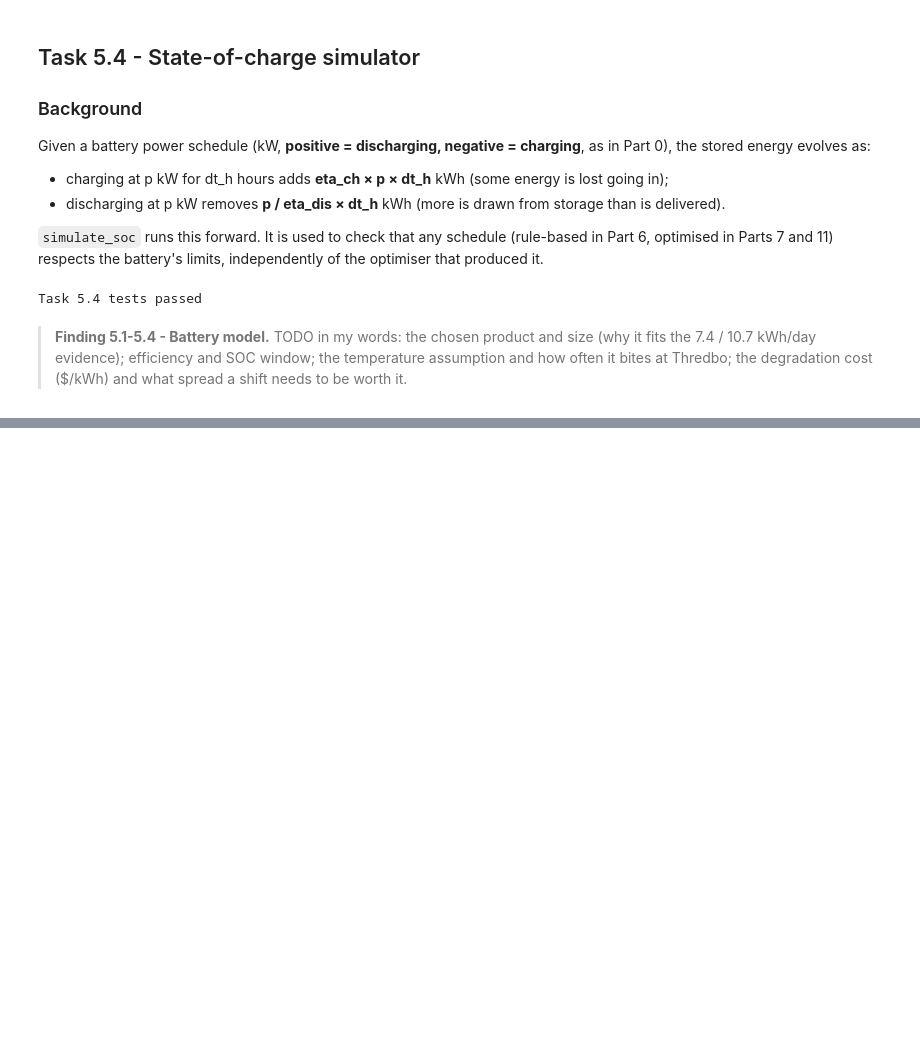
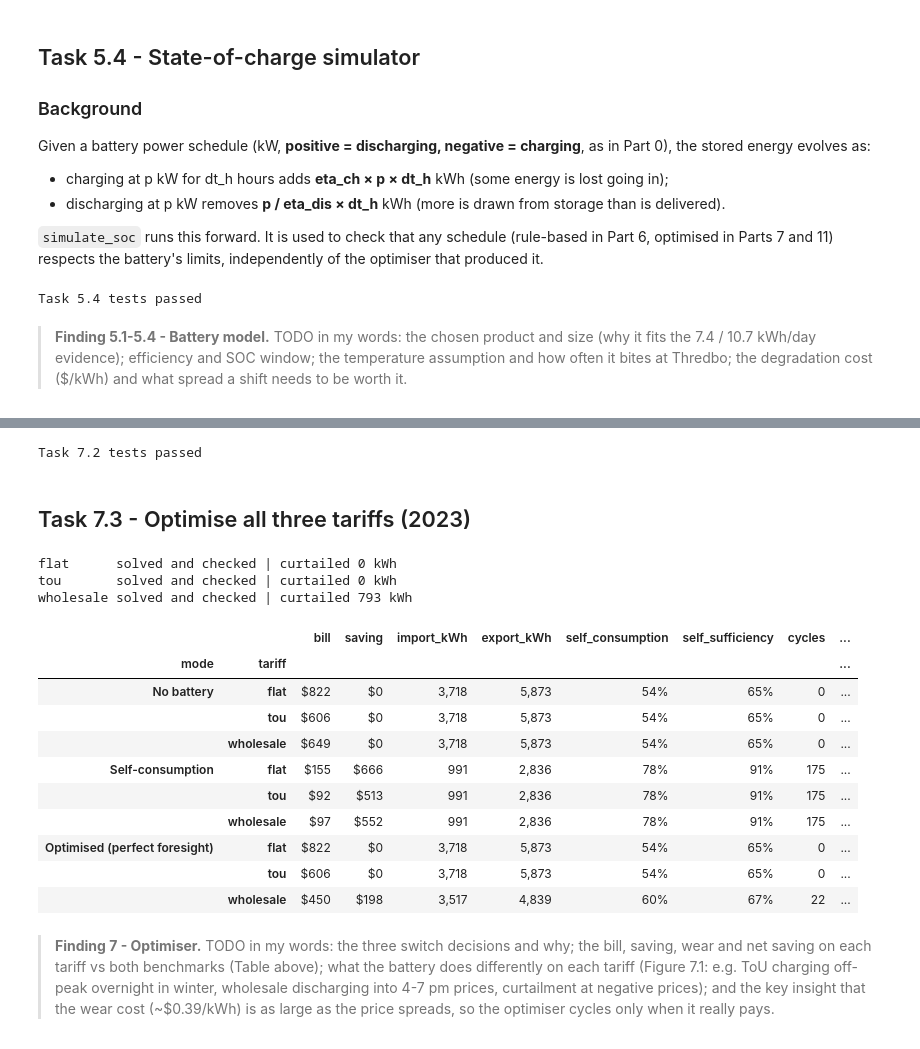
Before and after one commit to 7ayatibp/SOLA, a Jupyter notebook: SOLA4237_Assignment2.ipynb, the cells around one changed output, grey strips where cells are left out. Cells and saved outputs as stored; diff of their text form; code cells hidden in the pictures; blank space fills up the shorter version.

```diff
--- a/SOLA4237_Assignment2.ipynb
+++ b/SOLA4237_Assignment2.ipynb
@@ -1548,0 +1729,12 @@ Task 5.4 tests passed
+# %%
+# Figure 6.1 - Annual bill by tariff: no battery vs simple self-consumption battery (2023)
+names = {"flat": "Flat", "tou": "Time of use", "wholesale": "Wholesale pass-through"}
+fig = go.Figure()
+for mode, colour in [("No battery", "#7f7f7f"), ("Self-consumption", "#2ca02c")]:
+    b = bench.xs(mode, level="mode")["bill"]
+    fig.add_trace(go.Bar(x=[names[t] for t in b.index], y=b.values, name=mode, marker_color=colour,
+                         text=[f"${v:,.0f}" for v in b.values], textposition="outside"))
+fig.update_layout(title="Annual electricity bill, 2023: no battery vs simple self-consumption battery",
+                  yaxis_title="Annual bill (AUD)", barmode="group", template="plotly_white", height=430,
+                  legend=dict(orientation="h", yanchor="top", y=-0.12, x=0))
+fig.show()
@@ -1548,0 +1933,59 @@ Task 5.4 tests passed
+# %%
+"""Tests for Task 7.2"""
+_s = BatterySpec("t", usable_kWh=10, p_charge_kW=5, p_discharge_kW=5, rte=0.81)
+_i = pd.date_range("2023-01-02", periods=4, freq="h")
+_load = pd.Series([0, 0, 2, 2], index=_i, dtype=float); _pv = pd.Series(0.0, index=_i); _t = pd.Series(20.0, index=_i)
+_o = optimise_dispatch(_load, _pv, pd.Series([0.1, 0.1, 0.5, 0.5], index=_i), pd.Series(0.0, index=_i),
+                       pd.Series(1.0, index=_i), _s, dt_h=1.0, e0=5.0)
+_ok = check_schedule(_o, _load, _pv, _t, _s, dt_h=1.0)
+assert all(v < 1e-4 for v in _ok.values()), _ok
+_bad = _o.copy(); _bad.loc[_i[0], "charge_kW"] += 1.0                     # break the energy balance and the energy track
+assert max(check_schedule(_bad, _load, _pv, _t, _s, dt_h=1.0).values()) > 0.5
+print("Task 7.2 tests passed")
+# %% [output]
+Task 7.2 tests passed
+# %% [markdown]
+## Task 7.3 - Optimise all three tariffs (2023)
+# %%
+DEG_COST = degradation_cost_per_kwh(BATTERY) if USE_DEGRADATION_COST else 0.0
+switches = dict(allow_grid_charging=ALLOW_GRID_CHARGING, allow_battery_export=ALLOW_BATTERY_EXPORT)
+opt = {}
+for t in TARIFFS:
+    opt[t] = optimise_year(load2, pv2, prices[f"{t}_imp"], prices[f"{t}_exp"], temp2, BATTERY, deg_cost=DEG_COST, **switches)
+    worst = check_schedule(opt[t], load2, pv2, temp2, BATTERY)
+    assert max(worst.values()) < 1e-3, (t, worst)
+    grid = opt[t]["import_kW"] - opt[t]["export_kW"]
+    fee = VPP_FEE_PER_MONTH if t == "wholesale" else 0.0          # VPP-SPREE optimises the battery: fee applies on wholesale
+    results[("Optimised (perfect foresight)", t)] = dict(
+        bill=annual_bill(grid, prices[f"{t}_imp"], prices[f"{t}_exp"], fee_per_month=fee),
+        **site_metrics(load2, pv2 - opt[t]["curtail_kW"], grid, opt[t]["discharge_kW"] - opt[t]["charge_kW"]))
+    print(f"{t:9s} solved and checked | curtailed {opt[t].curtail_kW.sum() * DT_H:,.0f} kWh")
+
+def with_wear(tab: pd.DataFrame, deg_cost: float) -> pd.DataFrame:
+    """Add the battery wear cost so modes that cycle more or less are compared fairly: total = bill + wear."""
+    out = tab.copy()
+    out["wear"] = out["cycles"] * BATTERY.usable_kWh * deg_cost
+    out["bill_plus_wear"] = out["bill"] + out["wear"]
+    base = out.xs("No battery", level="mode")["bill_plus_wear"]
+    out["net_saving"] = base.reindex(out.index.get_level_values("tariff")).to_numpy() - out["bill_plus_wear"]
+    return out
+
+tab7 = with_wear(results_table(results), degradation_cost_per_kwh(BATTERY))
+tab7.style.format({"bill": "${:,.0f}", "saving": "${:,.0f}", "wear": "${:,.0f}", "bill_plus_wear": "${:,.0f}",
+                   "net_saving": "${:,.0f}", "import_kWh": "{:,.0f}", "export_kWh": "{:,.0f}",
+                   "self_consumption": "{:.0%}", "self_sufficiency": "{:.0%}", "cycles": "{:.0f}"})
+# %% [output]
+flat      solved and checked | curtailed 0 kWh
+tou       solved and checked | curtailed 0 kWh
+wholesale solved and checked | curtailed 793 kWh
+|  |  | bill | saving | import_kWh | export_kWh | self_consumption | self_sufficiency | cycles | ... |
+| mode | tariff |  |  |  |  |  |  |  | ... |
+| No battery | flat | $822 | $0 | 3,718 | 5,873 | 54% | 65% | 0 | ... |
+|  | tou | $606 | $0 | 3,718 | 5,873 | 54% | 65% | 0 | ... |
+|  | wholesale | $649 | $0 | 3,718 | 5,873 | 54% | 65% | 0 | ... |
+| Self-consumption | flat | $155 | $666 | 991 | 2,836 | 78% | 91% | 175 | ... |
+|  | tou | $92 | $513 | 991 | 2,836 | 78% | 91% | 175 | ... |
+|  | wholesale | $97 | $552 | 991 | 2,836 | 78% | 91% | 175 | ... |
+| Optimised (perfect foresight) | flat | $822 | $0 | 3,718 | 5,873 | 54% | 65% | 0 | ... |
+|  | tou | $606 | $0 | 3,718 | 5,873 | 54% | 65% | 0 | ... |
+|  | wholesale | $450 | $198 | 3,517 | 4,839 | 60% | 67% | 22 | ... |
@@ -1548,0 +2012,2 @@ Task 5.4 tests passed
+# %% [markdown]
+> **Finding 7 - Optimiser.** TODO in my words: the three switch decisions and why; the bill, saving, wear and net saving on each tariff vs both benchmarks (Table above); what the battery does differently on each tariff (Figure 7.1: e.g. ToU charging off-peak overnight in winter, wholesale discharging into 4-7 pm prices, curtailment at negative prices); and the key insight that the wear cost (~$0.39/kWh) is as large as the price spreads, so the optimiser cycles only when it really pays.
```
Also changed, not shown: parts of 61 cells of this notebook, 10 other files.
